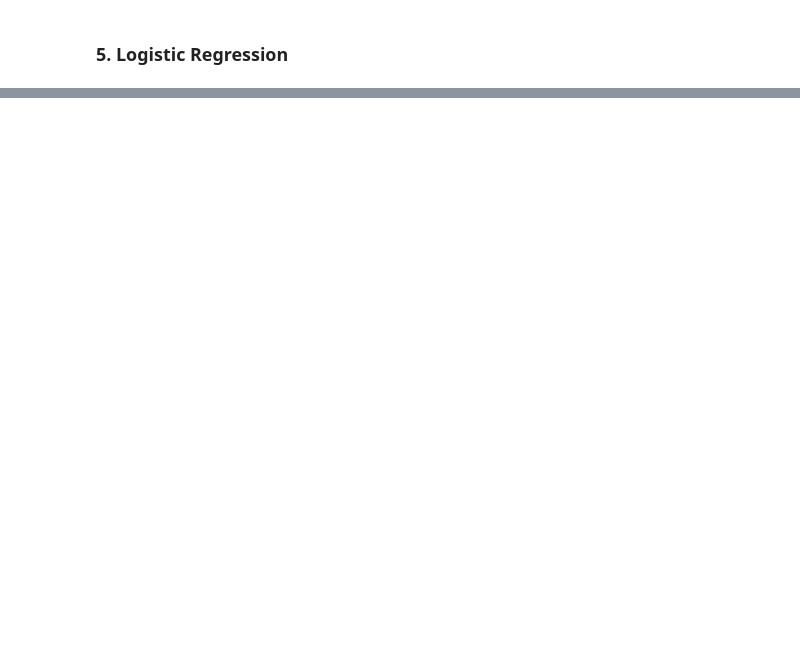
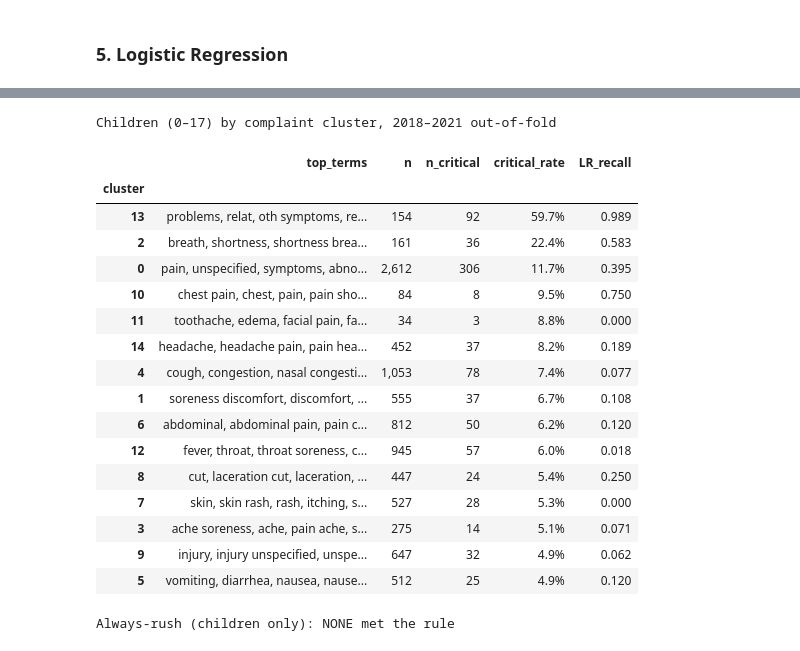
Before and after one commit to sabrinatouch/ER-triage-acuity-model, a Jupyter notebook: er-triage-acuity.ipynb, the cells around one changed output, grey strips where cells are left out. Cells and saved outputs as stored; diff of their text form; code cells hidden in the pictures; blank space fills up the shorter version.

```diff
--- a/er-triage-acuity.ipynb
+++ b/er-triage-acuity.ipynb
@@ -135,0 +232,9 @@ FPR    = 0.147  (95% CI 0.139-0.156, n = 7052)
+# %%
+# --- CV folds on 2018-2021, stratified on ESI 1-5 (reused in every later step) ---
+cv_folds = list(StratifiedKFold(n_splits=5, shuffle=True, random_state=SEED).split(X_train, y_train))
+
+# --- One untuned run: default C = 1, L2 penalty ---
+untuned_scores = cross_val_score(lr_pipeline, X_train, y_train_binary,
+                                 cv=cv_folds, scoring=recall_at_fpr, n_jobs=-1)
+print("Recall at FPR <= 15%, per fold:", np.round(untuned_scores, 3))
+print(f"Mean: {untuned_scores.mean():.3f}  (sd {untuned_scores.std():.3f})")
@@ -135,0 +726,39 @@ FPR    = 0.147  (95% CI 0.139-0.156, n = 7052)
+# %%
+# ===== Children within each complaint cluster (2018-2021 out-of-fold; 2022 untouched) =====
+kids_tr = (X_train['age'] <= 17).to_numpy()
+cp = (prof[prof['child'] == 1].groupby('cluster')
+      .agg(n=('critical', 'size'), n_critical=('critical', 'sum'), caught=('caught', 'sum')))
+cp['critical_rate'] = cp['n_critical'] / cp['n']
+cp['LR_recall']     = cp['caught'] / cp['n_critical']
+cp['top_terms']     = cp.index.map(cluster_names)
+
+MIN_CRIT_CHILD = 20   # children are rare; lower than the 30 used for slices, so flag it in the writeup
+child_rush = cp[(cp['critical_rate'] >= 2 * base_rate)            # high-risk for children
+                & (cp['LR_recall'] < overall_oof_recall)          # under-caught for children
+                & (cp['n_critical'] >= MIN_CRIT_CHILD)].index.tolist()
+
+display(cp[['top_terms', 'n', 'n_critical', 'critical_rate', 'LR_recall']]
+        .sort_values('critical_rate', ascending=False)
+        .style.format({'n': '{:,}', 'n_critical': '{:,}', 'critical_rate': '{:.1%}', 'LR_recall': '{:.3f}'})
+        .set_caption('Children (0–17) by complaint cluster, 2018–2021 out-of-fold'))
+print("Always-rush (children only):", {c: cluster_names[c] for c in child_rush} or "NONE met the rule")
+# %% [output]
+Children (0–17) by complaint cluster, 2018–2021 out-of-fold
+|  | top_terms | n | n_critical | critical_rate | LR_recall |
+| cluster |  |  |  |  |  |
+| 13 | problems, relat, oth symptoms, re... | 154 | 92 | 59.7% | 0.989 |
+| 2 | breath, shortness, shortness brea... | 161 | 36 | 22.4% | 0.583 |
+| 0 | pain, unspecified, symptoms, abno... | 2,612 | 306 | 11.7% | 0.395 |
+| 10 | chest pain, chest, pain, pain sho... | 84 | 8 | 9.5% | 0.750 |
+| 11 | toothache, edema, facial pain, fa... | 34 | 3 | 8.8% | 0.000 |
+| 14 | headache, headache pain, pain hea... | 452 | 37 | 8.2% | 0.189 |
+| 4 | cough, congestion, nasal congesti... | 1,053 | 78 | 7.4% | 0.077 |
+| 1 | soreness discomfort, discomfort, ... | 555 | 37 | 6.7% | 0.108 |
+| 6 | abdominal, abdominal pain, pain c... | 812 | 50 | 6.2% | 0.120 |
+| 12 | fever, throat, throat soreness, c... | 945 | 57 | 6.0% | 0.018 |
+| 8 | cut, laceration cut, laceration, ... | 447 | 24 | 5.4% | 0.250 |
+| 7 | skin, skin rash, rash, itching, s... | 527 | 28 | 5.3% | 0.000 |
+| 3 | ache soreness, ache, pain ache, s... | 275 | 14 | 5.1% | 0.071 |
+| 9 | injury, injury unspecified, unspe... | 647 | 32 | 4.9% | 0.062 |
+| 5 | vomiting, diarrhea, nausea, nause... | 512 | 25 | 4.9% | 0.120 |
+Always-rush (children only): NONE met the rule
```
Also changed, not shown: parts of 33 cells of this notebook, 1 other file.
